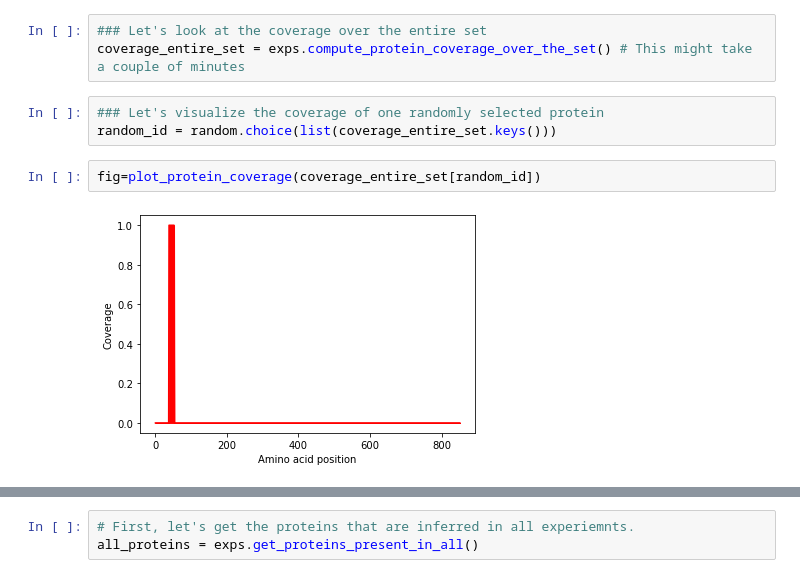
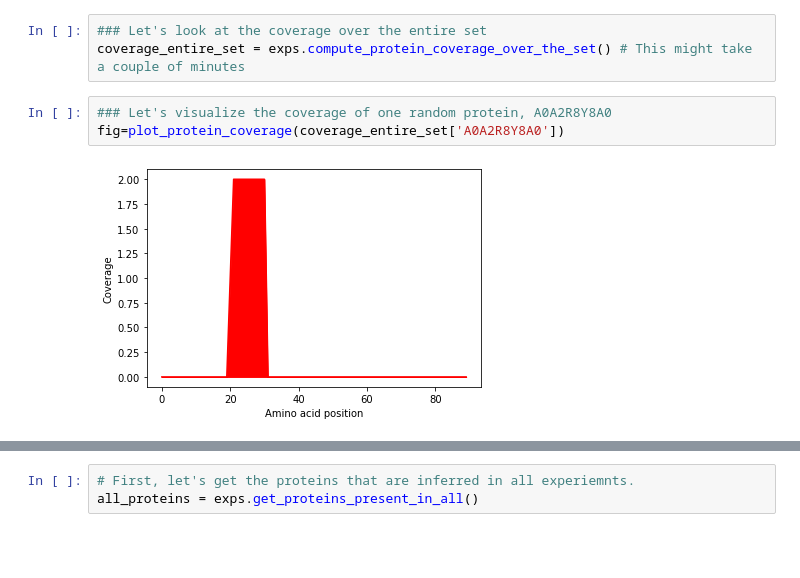
Before and after one commit to ikmb/iptoolkit, a Jupyter notebook: Tutorials/Tutorial_three_comparing_different_experiments.ipynb, the cells around one changed output, grey strips where cells are left out. Drawn from its saved outputs; the diff is of its cells as text; blank space fills up the shorter version.

```diff
--- a/Tutorials/Tutorial_three_comparing_different_experiments.ipynb
+++ b/Tutorials/Tutorial_three_comparing_different_experiments.ipynb
@@ -159,10 +161,8 @@ Text(0, 0.5, 'Counts')
 ### Let's look at the coverage over the entire set
 coverage_entire_set = exps.compute_protein_coverage_over_the_set() # This might take a couple of minutes
 # %%
-### Let's visualize the coverage of one randomly selected protein
-random_id = random.choice(list(coverage_entire_set.keys()))
+### Let's visualize the coverage of one random protein, A0A2R8Y8A0
+fig=plot_protein_coverage(coverage_entire_set['A0A2R8Y8A0'])
+# %% [output]
+[figure, added]
-# %%
-fig=plot_protein_coverage(coverage_entire_set[random_id])
-# %% [output]
-[figure, removed]
 # %% [markdown]
```
Also changed, not shown: parts of 6 cells of this notebook, 2 other files.
